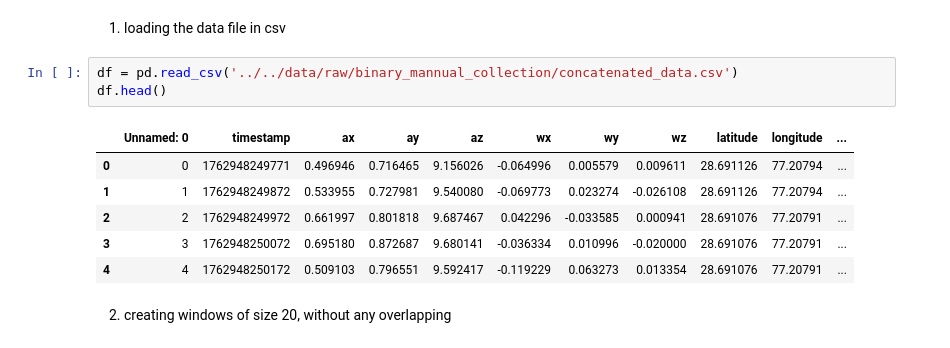
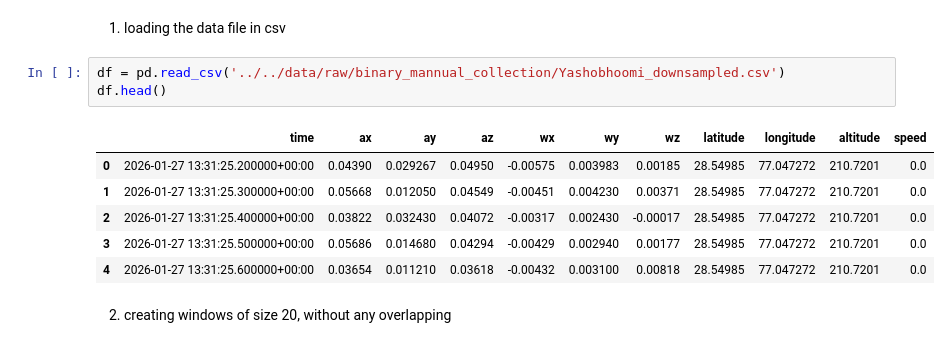
Before and after one commit to ashunarayan/ARM, a Jupyter notebook: ml_model/src/testing_on_reallife_locations/test.ipynb, the cells around one changed output. Drawn from its saved outputs; the diff is of its cells as text.

```diff
--- a/ml_model/src/testing_on_reallife_locations/test.ipynb
+++ b/ml_model/src/testing_on_reallife_locations/test.ipynb
@@ -11,15 +11,15 @@ import folium
 # %% [markdown]
 1. loading the data file in csv
 # %%
-df = pd.read_csv('../../data/raw/binary_mannual_collection/concatenated_data.csv')
+df = pd.read_csv('../../data/raw/binary_mannual_collection/Yashobhoomi_downsampled.csv')
 df.head()
 # %% [output]
-|  | Unnamed: 0 | timestamp | ax | ay | az | wx | wy | wz | latitude | longitude | ... |
-| 0 | 0 | 1762948249771 | 0.496946 | 0.716465 | 9.156026 | -0.064996 | 0.005579 | 0.009611 | 28.691126 | 77.20794 | ... |
-| 1 | 1 | 1762948249872 | 0.533955 | 0.727981 | 9.540080 | -0.069773 | 0.023274 | -0.026108 | 28.691126 | 77.20794 | ... |
-| 2 | 2 | 1762948249972 | 0.661997 | 0.801818 | 9.687467 | 0.042296 | -0.033585 | 0.000941 | 28.691076 | 77.20791 | ... |
-| 3 | 3 | 1762948250072 | 0.695180 | 0.872687 | 9.680141 | -0.036334 | 0.010996 | -0.020000 | 28.691076 | 77.20791 | ... |
-| 4 | 4 | 1762948250172 | 0.509103 | 0.796551 | 9.592417 | -0.119229 | 0.063273 | 0.013354 | 28.691076 | 77.20791 | ... |
+|  | time | ax | ay | az | wx | wy | wz | latitude | longitude | altitude | speed |
+| 0 | 2026-01-27 13:31:25.200000+00:00 | 0.04390 | 0.029267 | 0.04950 | -0.00575 | 0.003983 | 0.00185 | 28.54985 | 77.047272 | 210.7201 | 0.0 |
+| 1 | 2026-01-27 13:31:25.300000+00:00 | 0.05668 | 0.012050 | 0.04549 | -0.00451 | 0.004230 | 0.00371 | 28.54985 | 77.047272 | 210.7201 | 0.0 |
+| 2 | 2026-01-27 13:31:25.400000+00:00 | 0.03822 | 0.032430 | 0.04072 | -0.00317 | 0.002430 | -0.00017 | 28.54985 | 77.047272 | 210.7201 | 0.0 |
+| 3 | 2026-01-27 13:31:25.500000+00:00 | 0.05686 | 0.014680 | 0.04294 | -0.00429 | 0.002940 | 0.00177 | 28.54985 | 77.047272 | 210.7201 | 0.0 |
+| 4 | 2026-01-27 13:31:25.600000+00:00 | 0.03654 | 0.011210 | 0.03618 | -0.00432 | 0.003100 | 0.00818 | 28.54985 | 77.047272 | 210.7201 | 0.0 |
 # %% [markdown]
 2. creating windows of size 20, without any overlapping
 # %%
```
Also changed, not shown: parts of 3 cells of this notebook, 2 other files.
